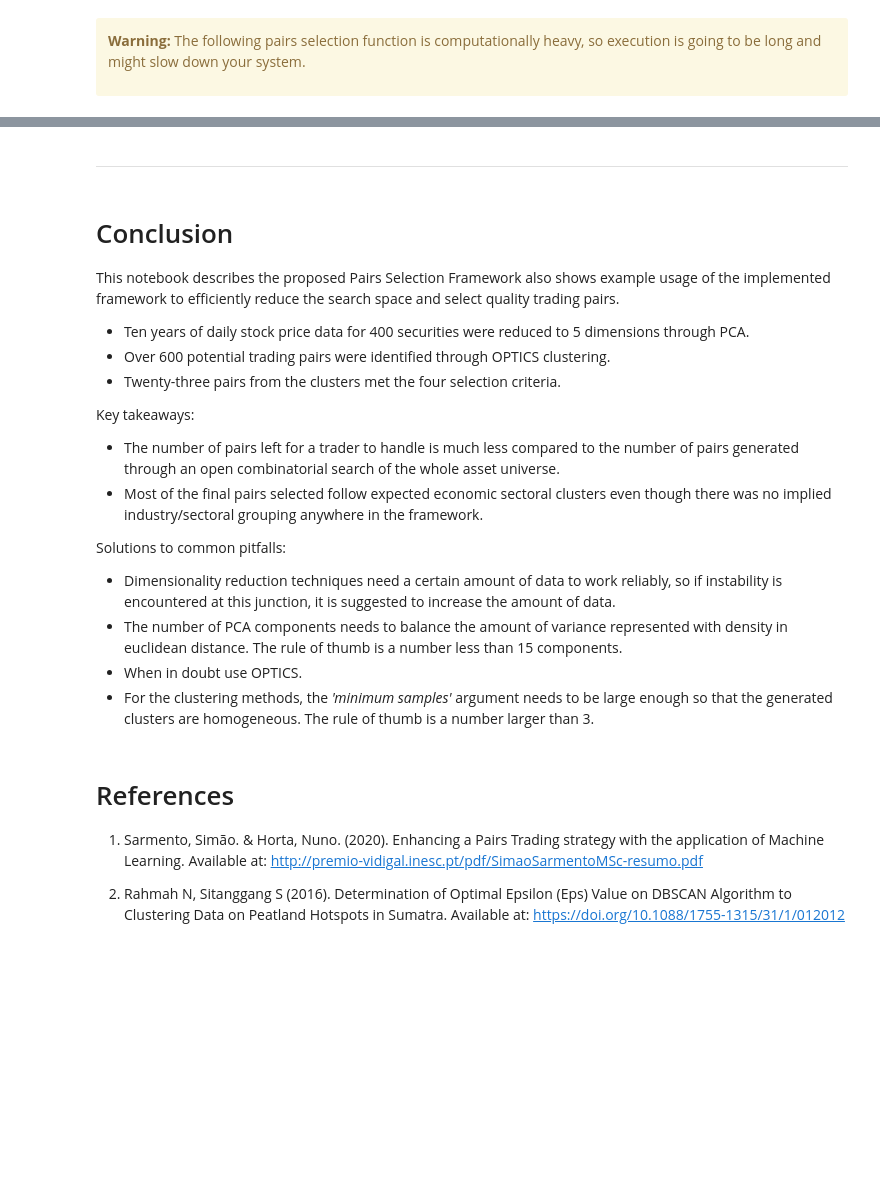
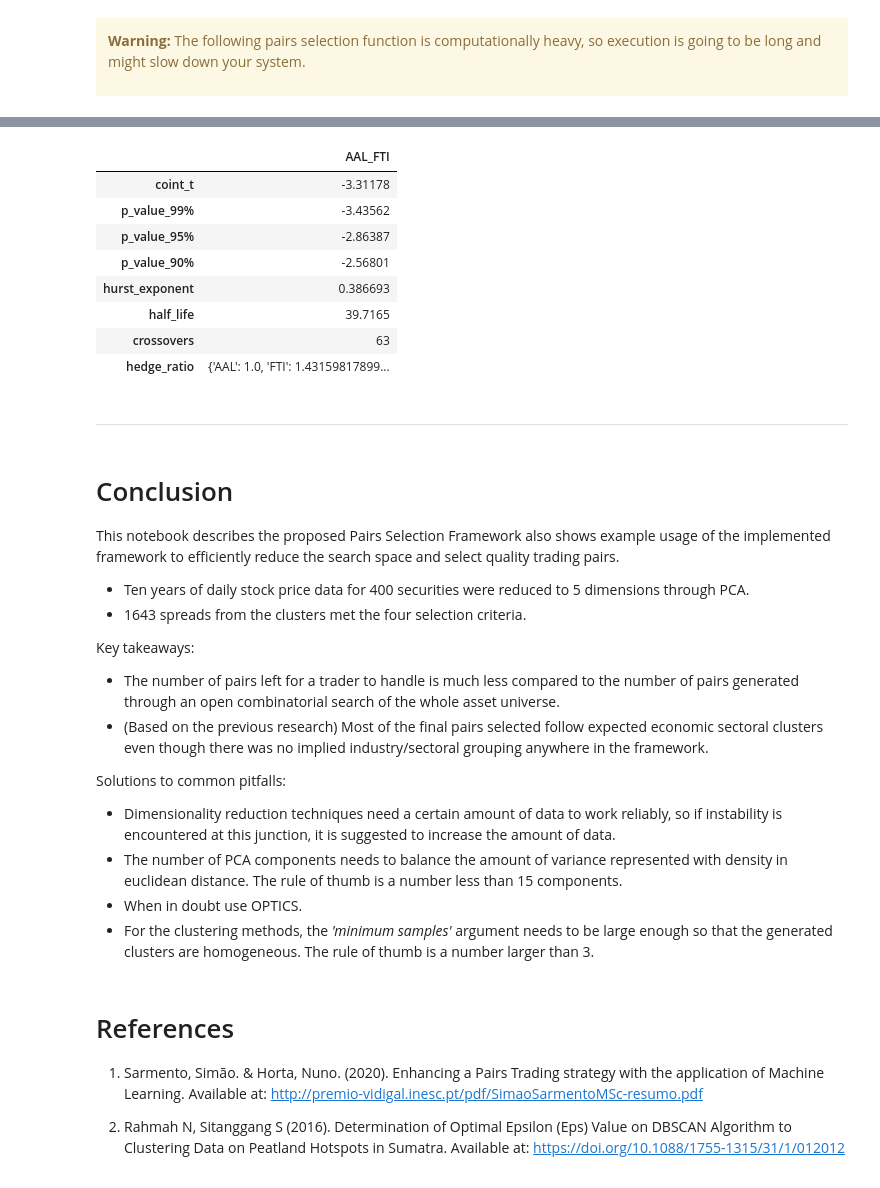
Before and after one commit to hudson-and-thames/arbitrage_research, a Jupyter notebook: ML Approach/ml_based_pairs_selection.ipynb, the cells around one changed output, grey strips where cells are left out. Drawn from its saved outputs; the diff is of its cells as text; code cells hidden in the pictures; blank space fills up the shorter version.

```diff
--- a/ML Approach/ml_based_pairs_selection.ipynb
+++ b/ML Approach/ml_based_pairs_selection.ipynb
@@ -246,3 +206,16 @@ ps.describe_pairs_sectoral_info(final_pairs_info['leg_1'], final_pairs_info['leg
+# %%
+# The following detailed spread statistics can be obtained
+sp.selection_logs.loc[['AAL_FTI']].T
+# %% [output]
+|  | AAL_FTI |
+| coint_t | -3.31178 |
+| p_value_99% | -3.43562 |
+| p_value_95% | -2.86387 |
+| p_value_90% | -2.56801 |
+| hurst_exponent | 0.386693 |
+| half_life | 39.7165 |
+| crossovers | 63 |
+| hedge_ratio | {'AAL': 1.0, 'FTI': 1.43159817899... |
 # %% [markdown]
 ---
 # %% [markdown]
@@ -251,12 +224,11 @@ ps.describe_pairs_sectoral_info(final_pairs_info['leg_1'], final_pairs_info['leg
 This notebook describes the proposed Pairs Selection Framework also shows example usage of the implemented framework to efficiently reduce the search space and select quality trading pairs.
 
 - Ten years of daily stock price data for 400 securities were reduced to 5 dimensions through PCA.
-- Over 600 potential trading pairs were identified through OPTICS clustering.
-- Twenty-three pairs from the clusters met the four selection criteria.
+- 1643 spreads from the clusters met the four selection criteria.
 
 Key takeaways:
 - The number of pairs left for a trader to handle is much less compared to the number of pairs generated through an open combinatorial search of the whole asset universe.
-- Most of the final pairs selected follow expected economic sectoral clusters even though there was no implied industry/sectoral grouping anywhere in the framework.
+- (Based on the previous research) Most of the final pairs selected follow expected economic sectoral clusters even though there was no implied industry/sectoral grouping anywhere in the framework.
 
 Solutions to common pitfalls:
 - Dimensionality reduction techniques need a certain amount of data to work reliably, so if instability is encountered at this junction, it is suggested to increase the amount of data.
```
Also changed, not shown: parts of 22 cells of this notebook.
